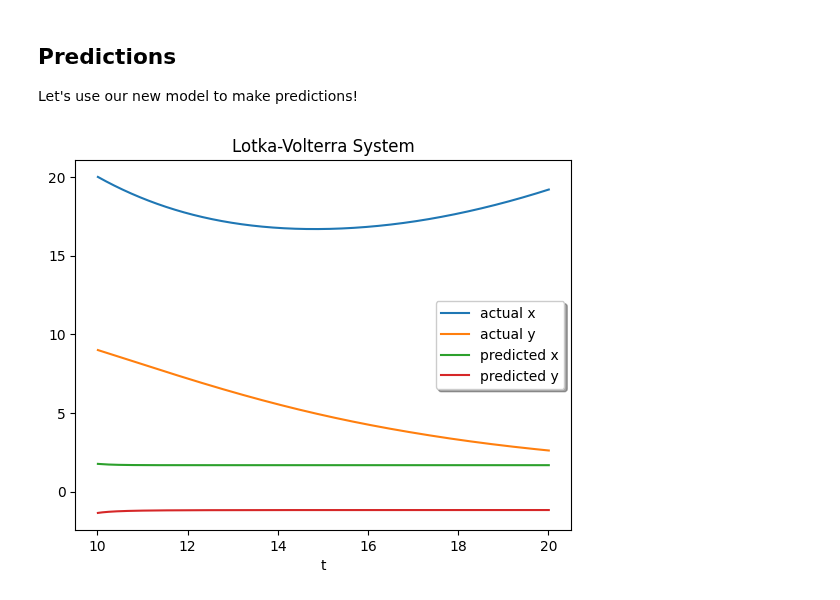
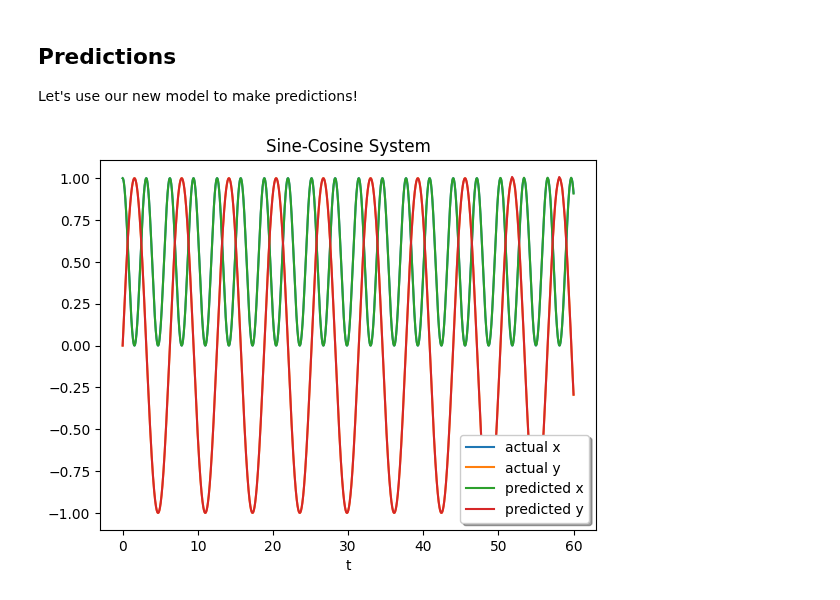
Before and after one commit to lonelyneutrin0/aqua-blue, a Jupyter notebook: examples/torch-example.ipynb, the cells around one changed output. Drawn from its saved outputs; the diff is of its cells as text; code cells hidden in the pictures.

Commit message:
Finished torch example with custom readout

```diff
--- a/examples/torch-example.ipynb
+++ b/examples/torch-example.ipynb
@@ -178,6 +152,7 @@ from aqua_blue.utilities import Normalizer
 
 from typing import Callable, Optional
 import warnings
+warnings.filterwarnings("ignore", category=DeprecationWarning)
 
 @dataclass
 class ModelParamsWithTorch(ModelParams):
@@ -213,14 +188,15 @@ def loss(mp: ModelParamsWithTorch) -> Callable[[HyperParamsWithTorch], Output]:
                 leaking_rate = leaking_rate,
                 sparsity = sparsity
             ),
-            readout = mp.readout
+            readout = mp.readout()
         )
 
         normalized_time_series = normalizer.normalize(mp.time_series)
 
         try:
             model.train(normalized_time_series)
-        except np.linalg.LinAlgError:
+        except torch.linalg.LinAlgError:
+
             warnings.warn('SVD Error in Training', RuntimeWarning)
             return {
                 'loss': 1000,
@@ -229,7 +205,7 @@ def loss(mp: ModelParamsWithTorch) -> Callable[[HyperParamsWithTorch], Output]:
 
         try:
             prediction = model.predict(horizon = mp.horizon)
-        except np.linalg.LinAlgError:
+        except torch.linalg.LinAlgError:
             warnings.warn('SVD Error in Training', RuntimeWarning)
             return {
                 'loss': 1000,
@@ -257,28 +233,21 @@ if torch.cuda.is_available():
 else:
     torch.set_default_device("cpu")
 
-y = solve_lv(0, 10, 1000)
-t = np.linspace(0, 10, 1000)
-horizon = 1_000
-
 time_series = TimeSeriesWithTorch(dependent_variable=y, times=t)
-
-actual_future = solve_lv(t[-1], t[-1] + np.diff(t)[0] * (horizon - 1), horizon)
 
 mp = ModelParamsWithTorch(
     time_series=time_series,
     input_dimensionality=2,
     reservoir_dimensionality=100,
     horizon=1_000,
-    actual_future=actual_future,
-    readout=MLPReadoutWithTorch()
+    actual_future=y1,
+    readout=MLPReadoutWithTorch
 )
-
 
 fmin = loss(mp)
 
 optimizer = aqua_blue_hyperopt.hyper.Optimizer(
-    max_evals=100,
+    max_evals=1_000,
     fn=fmin,
     space=space,
     algo=aqua_blue_hyperopt.hyper.Algo.TREE_PARZEN_ESTIMATOR
@@ -292,29 +261,28 @@ Let's use our new model to make predictions!
 # %%
 normalizer = aqua_blue.utilities.Normalizer()
 time_series = normalizer.normalize(time_series)
 
 model = ModelWithTorch(
     reservoir=DynamicalReservoirWithTorch(
         reservoir_dimensionality=100,
         input_dimensionality=2,
         activation_function=torch.tanh,
         spectral_radius=best_params['spectral_radius'],
         sparsity=best_params['sparsity'],
         leaking_rate=best_params['leaking_rate']
     ),
     readout=MLPReadoutWithTorch()
 )
 model.train(time_series)
-model.readout.coefficients = torch.Tensor(model.readout.coefficients)
 
 prediction = model.predict(horizon=1_000)
 prediction = normalizer.denormalize(prediction)
 
-plt.plot(prediction.times, actual_future)
+plt.plot(torch.concatenate((t,t1)), torch.vstack((y, y1)))
 plt.xlabel('t')
-plt.plot(prediction.times, prediction.dependent_variable)
+plt.plot(torch.concatenate((t, t1)), torch.vstack((y, torch.Tensor(prediction.dependent_variable))))
 plt.legend(['actual x', 'actual y', 'predicted x', 'predicted y'], shadow=True)
-plt.title('Lotka-Volterra System')
+plt.title('Sine-Cosine System')
 plt.show()
 # %% [output]
-[figure, old version]
+[figure, new version]
```
Also changed, not shown: parts of 4 cells of this notebook.
